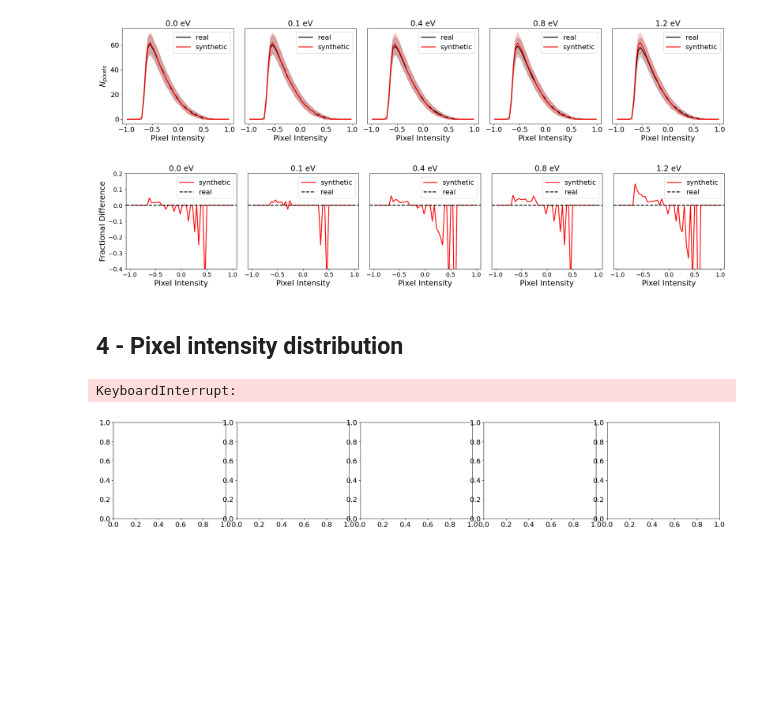
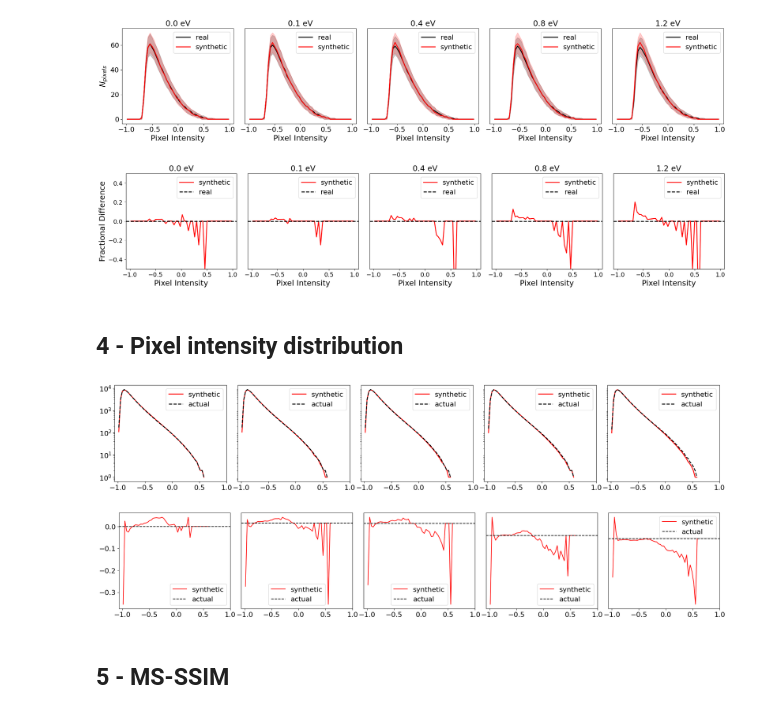
Before and after one commit to Prateeek73/nuGAN-webapplet, a Jupyter notebook: infer.ipynb, the cells around one changed output. Saved outputs shown, nothing was run; the diff lists cells and outputs as text; code cells hidden in the pictures; blank space fills up the shorter version.

```diff
--- a/infer.ipynb
+++ b/infer.ipynb
@@ -407,15 +392,15 @@ for nu, sp in zip(nu_info.keys(),(ax,bx,cx,dx,ex)):
     sp.set_title(f"{nu} eV", fontsize=18)
     sp.set_xlabel("Pixel Intensity", fontsize=18)
     sp.tick_params(axis='both', which='major', labelsize=14)
-    sp.set_ylim(-0.4,0.2)
+    sp.set_ylim(-0.5,0.5)
     #sp.set_xscale('log')
     #sp.set_yscale('log')
     #sp.set_xlim(-0.5,1)
 
-#plt.savefig("new_pixel_peak_histograms_error.png", dpi=72)
+fig.savefig("./results/PIXEL_PEAKS_DISTRIBUTION_ERROR.png", dpi=100)
 plt.show()
 # %% [output]
-[figure, old version]
+[figure, new version]
 # %% [markdown]
 ## 4 - Pixel intensity distribution
 # %%
@@ -429,43 +414,46 @@ def get_single_histogram_fit(data, bins):
         bin_centers.append(bin_center)
     return np.array(bin_centers), np.array(tops)
 
-def get_median_histogram_fit(data, bins):
+def get_central_histogram_fit(data, bins, type='median'):
     avg_tops = []
     for i in range(len(data)):
         bc, tops = get_single_histogram_fit(data[i], bins)
         avg_tops.append(tops)
     avg_tops = np.array(avg_tops)
-    return bc, np.median(avg_tops,axis=0)
+    if type=='mean':
+        return bc, np.mean(avg_tops,axis=0)
+    elif type=='median':
+        return bc, np.median(avg_tops,axis=0)
 
-def get_mean_histogram_fit(data, bins):
-    avg_tops = []
-    for i in range(len(data)):
-        bc, tops = get_single_histogram_fit(data[i], bins)
-        avg_tops.append(tops)
-    avg_tops = np.array(avg_tops)
-    return bc, np.mean(avg_tops,axis=0)
-
-mybins = np.linspace(-1,1,50)
+mybins = np.linspace(-1,0.6,50)
+# %%
+xx_synth, yy_synth = {}, {}
+xx_act, yy_act = {}, {}
+frac_error = {}
+
+for nu in nu_info.keys():
+    xx_synth[nu], yy_synth[nu] = get_central_histogram_fit(synthetic_maps[nu], bins=mybins)
+    xx_act[nu], yy_act[nu] = get_central_histogram_fit(actual_maps[nu], bins=mybins)
+    frac_error[nu] = (yy_synth[nu]-yy_act[nu])/yy_act[nu]
 # %%
 fig, (ax,bx,cx,dx,ex) = plt.subplots(1,5, figsize=(25,4))
 fig.subplots_adjust(wspace=0.1)
 
 for nu, sp in zip(nu_info.keys(),(ax,bx,cx,dx,ex)):
 
-    xx_synth, pixel_hist_synth = get_median_histogram_fit(synthetic_maps[nu].flatten(), bins=mybins)
-    xx_act, pixel_hist_act = get_median_histogram_fit(actual_maps[nu].flatten(), bins=mybins)
-
-    sp.plot(xx_synth, pixel_hist_synth, marker=None, c= 'k', label='synthetic')
-    sp.plot(xx_act, pixel_hist_act, marker=None, c= 'k', label='actual')
-    #sp.set_xticks([-1,-0.5,0,0.5,1.0])
+    sp.plot(xx_synth[nu], yy_synth[nu], marker=None, c= 'r', label='synthetic', lw=2)
+    sp.plot(xx_act[nu], yy_act[nu], marker=None, c= 'k', label='actual', lw=2, ls='--')
+    sp.set_xticks([-1,-0.5,0,0.5,1.0])
     sp.legend(fontsize=16)
+    sp.set_yscale('log')
     #sp.set_xlabel("Pixel Intensity", fontsize=18)
     #sp.set_title(f"{nu} eV", fontsize=18)
-    #if sp is not ax:
-    #    sp.set_yticks([])
+    sp.set_xticks([-1,-0.5,0,0.5,1.0])
+    if sp is not ax:
+        sp.set_yticks([])
     #else:
     #    sp.set_ylabel(r"$N_{pixels}$", fontsize=18)
+fig.savefig("./results/PIXEL_INTENSITY_DISTRIBUTION.png", dpi=100)
 plt.show()
 # %% [output]
-KeyboardInterrupt:
-[figure, old version]
+[figure, new version]
@@ -506,0 +460,22 @@ plt.show()
+# %%
+fig, (ax,bx,cx,dx,ex) = plt.subplots(1,5, figsize=(25,4))
+fig.subplots_adjust(wspace=0.1)
+
+for nu, sp in zip(nu_info.keys(),(ax,bx,cx,dx,ex)):
+    sp.plot(xx_synth[nu], frac_error[nu], marker=None, c= 'r', label='synthetic')
+    sp.axhline(0, marker=None, c='k', ls='--', label='actual')
+    sp.set_xticks([-1,-0.5,0,0.5,1.0])
+    sp.legend(fontsize=16)
+    #sp.set_yscale('log')
+    #sp.set_xlabel("Pixel Intensity", fontsize=18)
+    #sp.set_title(f"{nu} eV", fontsize=18)
+    if sp is not ax:
+        sp.set_yticks([])
+    #else:
+    #    sp.set_ylabel(r"$N_{pixels}$", fontsize=18)
+fig.savefig("./results/PIXEL_INTENSITY_DISTRIBUTION_ERROR.png", dpi=100)
+plt.show()
+# %% [output]
+[figure, added]
+# %% [markdown]
+## 5 - MS-SSIM
```
Also changed, not shown: parts of 11 cells of this notebook, 11 other files.
